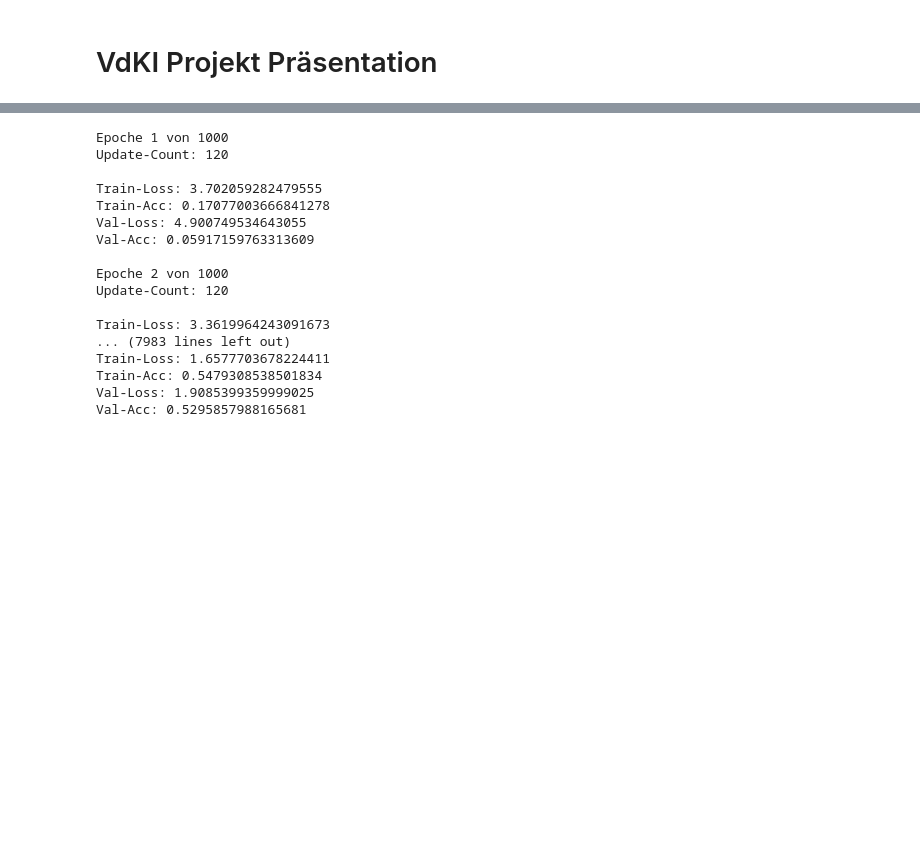
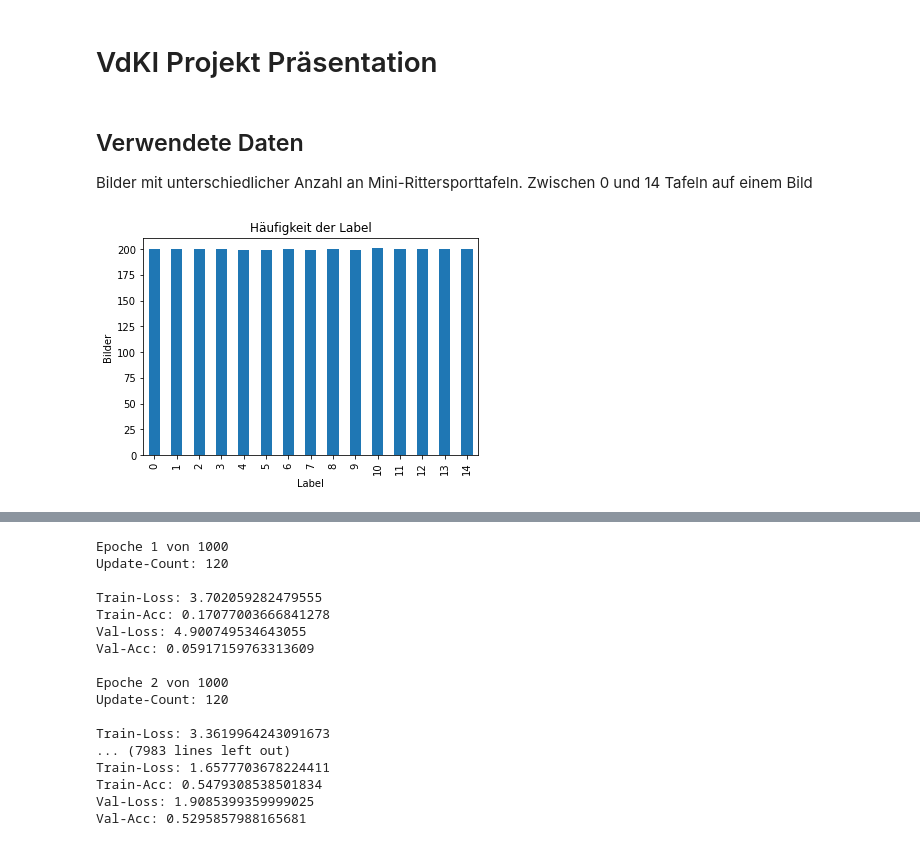
Before and after one commit to hajo1038/KI_Projekt, a Jupyter notebook: Presentation_Notebook.ipynb, the cells around one changed output, grey strips where cells are left out. Saved outputs shown, nothing was run; the diff lists cells and outputs as text; code cells hidden in the pictures; blank space fills up the shorter version.

```diff
--- a/Presentation_Notebook.ipynb
+++ b/Presentation_Notebook.ipynb
@@ -37,0 +43,12 @@ import tensorflow.keras
+# %% [markdown]
+## Verwendete Daten
+Bilder mit unterschiedlicher Anzahl an Mini-Rittersporttafeln. Zwischen 0 und 14 Tafeln auf einem Bild
+# %%
+label_path = "./Labeling_App/Labels.csv"
+if platform.system() == "Windows":
+    label_path = label_path.replace("/", "\\")
+
+df = pd.read_csv(label_path)
+ax = df["label"].value_counts().sort_index().plot.bar(xlabel="Label", ylabel="Bilder",title="Häufigkeit der Label")
+# %% [output]
+[figure, added]
```
Also changed, not shown: parts of 28 cells of this notebook.
